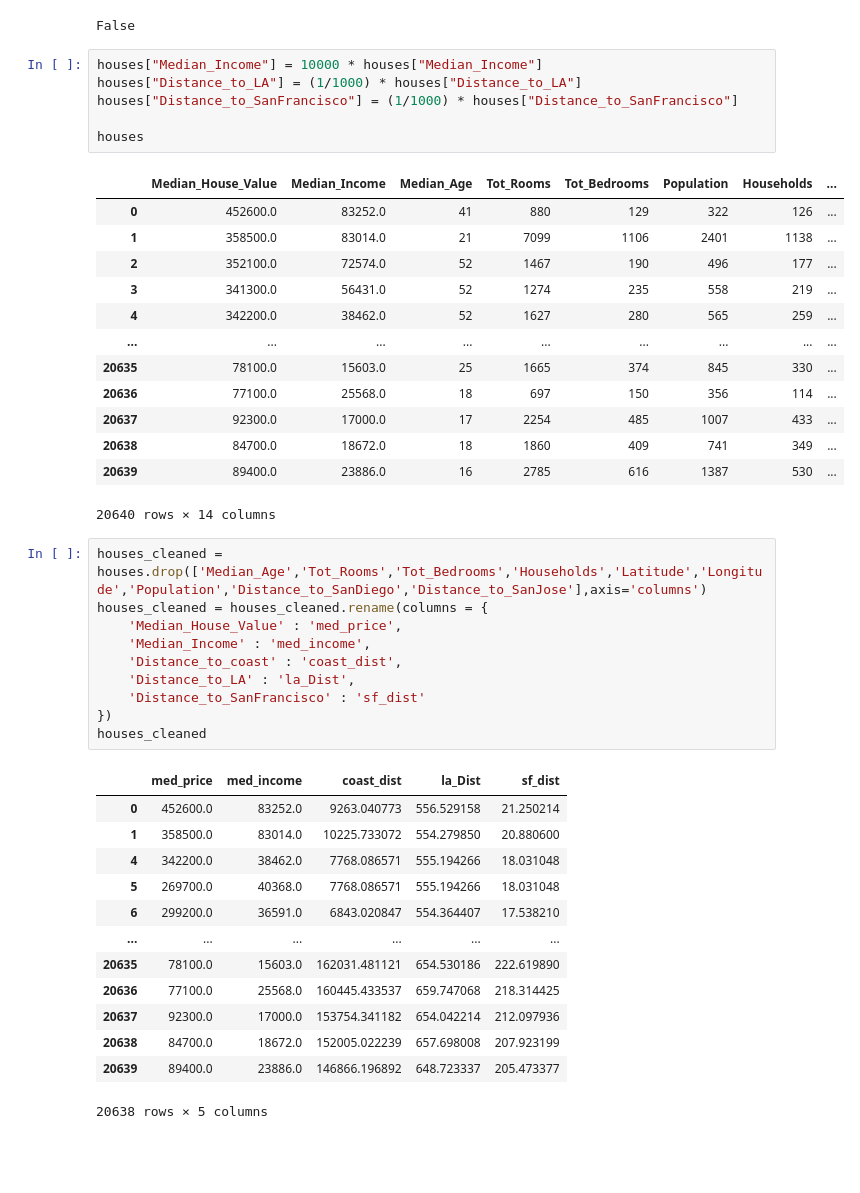
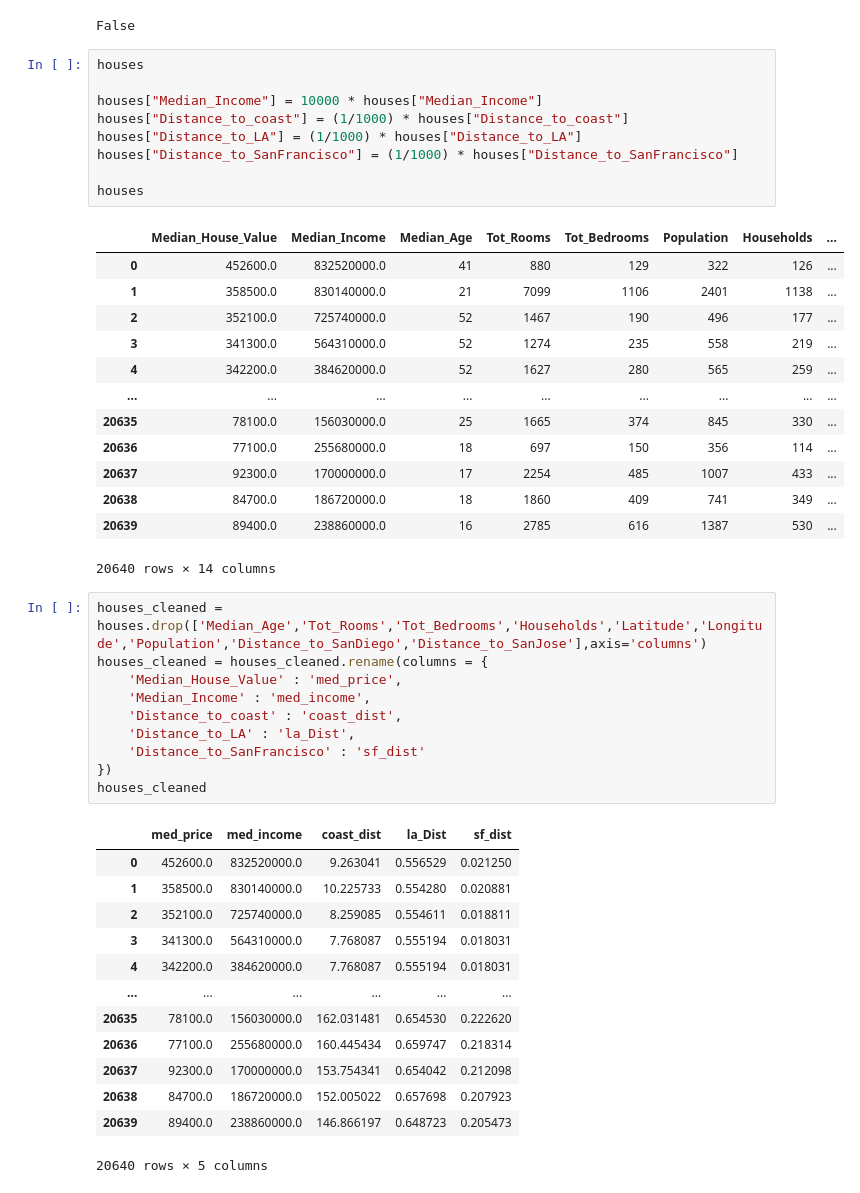
Before and after one commit to abeeto/project-group14-DATA301, a Jupyter notebook: notebooks/analysis3.ipynb, the cells around one changed output. Cells and saved outputs as stored; diff of their text form; blank space fills up the shorter version.

```diff
--- a/notebooks/analysis3.ipynb
+++ b/notebooks/analysis3.ipynb
@@ -89,24 +88,27 @@ np.isnan(houses.values).any()
 # %% [output]
 False
 # %%
+houses
+
 houses["Median_Income"] = 10000 * houses["Median_Income"]
+houses["Distance_to_coast"] = (1/1000) * houses["Distance_to_coast"]
 houses["Distance_to_LA"] = (1/1000) * houses["Distance_to_LA"]
 houses["Distance_to_SanFrancisco"] = (1/1000) * houses["Distance_to_SanFrancisco"]
 
 houses
 # %% [output]
 |  | Median_House_Value | Median_Income | Median_Age | Tot_Rooms | Tot_Bedrooms | Population | Households | ... |
-| 0 | 452600.0 | 83252.0 | 41 | 880 | 129 | 322 | 126 | ... |
-| 1 | 358500.0 | 83014.0 | 21 | 7099 | 1106 | 2401 | 1138 | ... |
-| 2 | 352100.0 | 72574.0 | 52 | 1467 | 190 | 496 | 177 | ... |
-| 3 | 341300.0 | 56431.0 | 52 | 1274 | 235 | 558 | 219 | ... |
-| 4 | 342200.0 | 38462.0 | 52 | 1627 | 280 | 565 | 259 | ... |
+| 0 | 452600.0 | 832520000.0 | 41 | 880 | 129 | 322 | 126 | ... |
+| 1 | 358500.0 | 830140000.0 | 21 | 7099 | 1106 | 2401 | 1138 | ... |
+| 2 | 352100.0 | 725740000.0 | 52 | 1467 | 190 | 496 | 177 | ... |
+| 3 | 341300.0 | 564310000.0 | 52 | 1274 | 235 | 558 | 219 | ... |
+| 4 | 342200.0 | 384620000.0 | 52 | 1627 | 280 | 565 | 259 | ... |
 | ... | ... | ... | ... | ... | ... | ... | ... | ... |
-| 20635 | 78100.0 | 15603.0 | 25 | 1665 | 374 | 845 | 330 | ... |
-| 20636 | 77100.0 | 25568.0 | 18 | 697 | 150 | 356 | 114 | ... |
-| 20637 | 92300.0 | 17000.0 | 17 | 2254 | 485 | 1007 | 433 | ... |
-| 20638 | 84700.0 | 18672.0 | 18 | 1860 | 409 | 741 | 349 | ... |
-| 20639 | 89400.0 | 23886.0 | 16 | 2785 | 616 | 1387 | 530 | ... |
+| 20635 | 78100.0 | 156030000.0 | 25 | 1665 | 374 | 845 | 330 | ... |
+| 20636 | 77100.0 | 255680000.0 | 18 | 697 | 150 | 356 | 114 | ... |
+| 20637 | 92300.0 | 170000000.0 | 17 | 2254 | 485 | 1007 | 433 | ... |
+| 20638 | 84700.0 | 186720000.0 | 18 | 1860 | 409 | 741 | 349 | ... |
+| 20639 | 89400.0 | 238860000.0 | 16 | 2785 | 616 | 1387 | 530 | ... |
 20640 rows × 14 columns
 # %%
 houses_cleaned = houses.drop(['Median_Age','Tot_Rooms','Tot_Bedrooms','Households','Latitude','Longitude','Population','Distance_to_SanDiego','Distance_to_SanJose'],axis='columns')
@@ -120,15 +122,15 @@ houses_cleaned = houses_cleaned.rename(columns = {
 houses_cleaned
 # %% [output]
 |  | med_price | med_income | coast_dist | la_Dist | sf_dist |
-| 0 | 452600.0 | 83252.0 | 9263.040773 | 556.529158 | 21.250214 |
-| 1 | 358500.0 | 83014.0 | 10225.733072 | 554.279850 | 20.880600 |
-| 4 | 342200.0 | 38462.0 | 7768.086571 | 555.194266 | 18.031048 |
-| 5 | 269700.0 | 40368.0 | 7768.086571 | 555.194266 | 18.031048 |
-| 6 | 299200.0 | 36591.0 | 6843.020847 | 554.364407 | 17.538210 |
+| 0 | 452600.0 | 832520000.0 | 9.263041 | 0.556529 | 0.021250 |
+| 1 | 358500.0 | 830140000.0 | 10.225733 | 0.554280 | 0.020881 |
+| 2 | 352100.0 | 725740000.0 | 8.259085 | 0.554611 | 0.018811 |
+| 3 | 341300.0 | 564310000.0 | 7.768087 | 0.555194 | 0.018031 |
+| 4 | 342200.0 | 384620000.0 | 7.768087 | 0.555194 | 0.018031 |
 | ... | ... | ... | ... | ... | ... |
-| 20635 | 78100.0 | 15603.0 | 162031.481121 | 654.530186 | 222.619890 |
-| 20636 | 77100.0 | 25568.0 | 160445.433537 | 659.747068 | 218.314425 |
-| 20637 | 92300.0 | 17000.0 | 153754.341182 | 654.042214 | 212.097936 |
-| 20638 | 84700.0 | 18672.0 | 152005.022239 | 657.698008 | 207.923199 |
-| 20639 | 89400.0 | 23886.0 | 146866.196892 | 648.723337 | 205.473377 |
+| 20635 | 78100.0 | 156030000.0 | 162.031481 | 0.654530 | 0.222620 |
+| 20636 | 77100.0 | 255680000.0 | 160.445434 | 0.659747 | 0.218314 |
+| 20637 | 92300.0 | 170000000.0 | 153.754341 | 0.654042 | 0.212098 |
+| 20638 | 84700.0 | 186720000.0 | 152.005022 | 0.657698 | 0.207923 |
+| 20639 | 89400.0 | 238860000.0 | 146.866197 | 0.648723 | 0.205473 |
-20638 rows × 5 columns
+20640 rows × 5 columns
```
Also changed, not shown: parts of 4 cells of this notebook.
